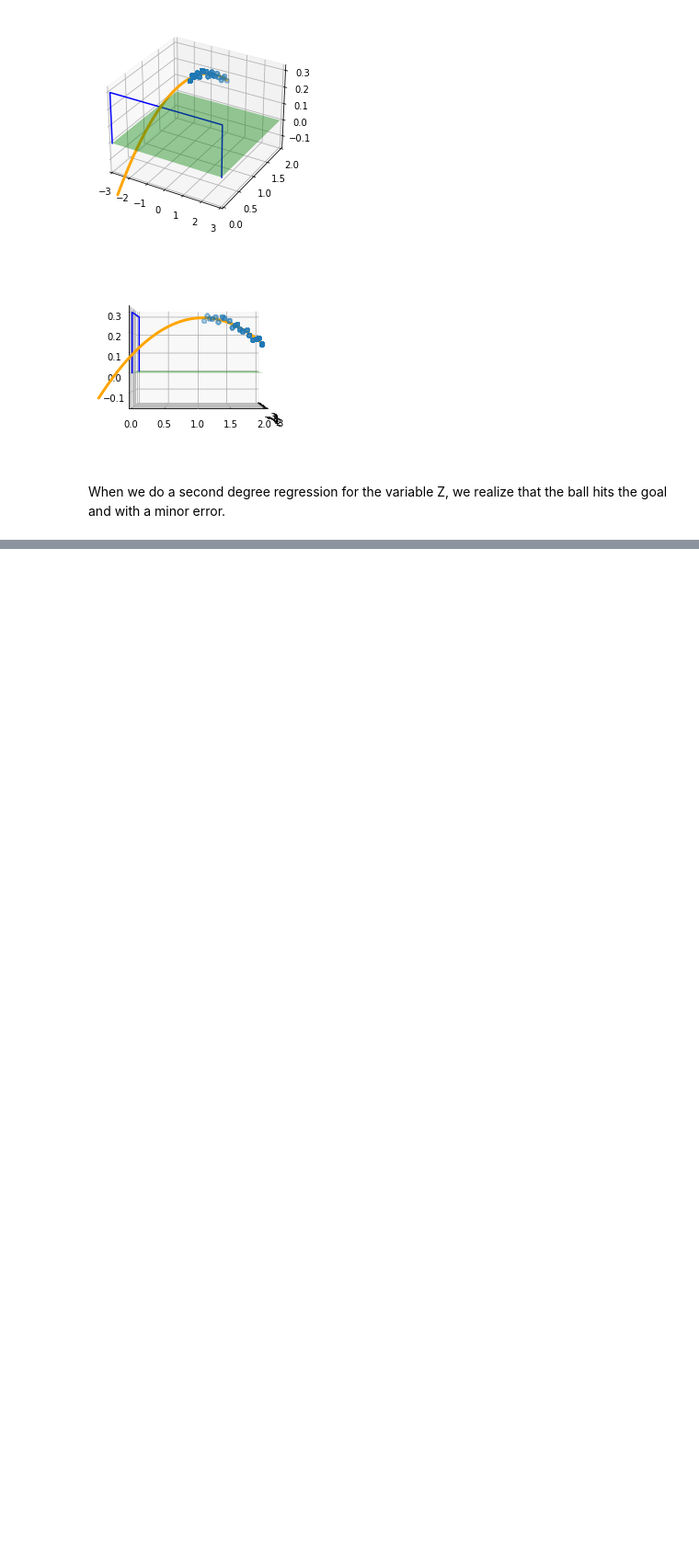
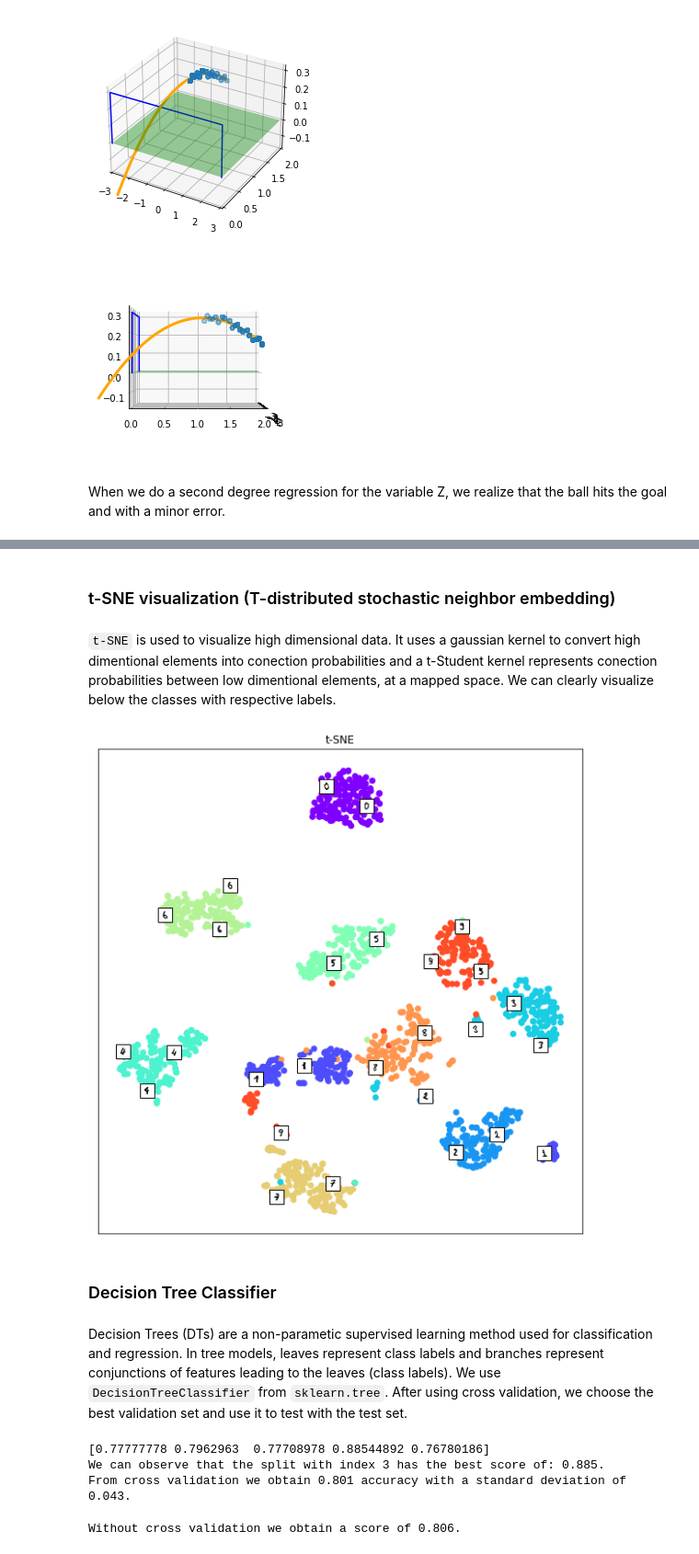
Before and after one commit to matheus-hatzlhoffer/MC886-Machine-Learning, a Jupyter notebook: Projeto 2/Project2.ipynb, the cells around one changed output, grey strips where cells are left out. Shown at 92% size. Cells and saved outputs as stored; diff of their text form; code cells hidden in the pictures; blank space fills up the shorter version.

```diff
--- a/Projeto 2/part1.ipynb
+++ b/Projeto 2/Project2.ipynb
@@ -445,0 +472,18 @@ When we do a second degree regression for the variable Z, we realize that the ba
+# %%
+def plot_with_labels(component1, component2, title):
+    x_min, x_max = np.min(component1, axis=0), np.max(component1, axis=0)
+    component1 = (component1 - x_min) / (x_max - x_min)
+
+    plt.figure(figsize=(10, 10))
+    ax = plt.subplot(aspect='equal')
+    colors = cm.rainbow(np.array(component2).astype(float) / 10)
+    sc = ax.scatter(component1[:,0], component1[:,1], lw=0, s=50, c=colors)
+
+    shown_images = np.array([[1., 1.]])
+    for i in range(component1.shape[0]):
+        if np.min(np.sum((component1[i] - shown_images) ** 2, axis=1)) < 1e-2: continue
+        shown_images = np.r_[shown_images, [component1[i]]]
+        ax.add_artist(offsetbox.AnnotationBbox(offsetbox.OffsetImage(digits.images[i], cmap=plt.cm.gray_r), component1[i]))
+
+    plt.xticks([]), plt.yticks([])
+    plt.title(title)
@@ -445,0 +504,42 @@ When we do a second degree regression for the variable Z, we realize that the ba
+# %%
+n_samples = len(digits.images)
+data = digits.images.reshape((n_samples, -1))
+
+data_normalized = normalize(data, norm='max')
+
+training_set, test_set, training_target, test_target = train_test_split(data_normalized, digits.target, test_size=0.1, shuffle=False)
+# %% [markdown]
+### t-SNE visualization (T-distributed stochastic neighbor embedding)
+# %% [markdown]
+`t-SNE` is used to visualize high dimensional data. It uses a gaussian kernel to convert high dimentional elements into conection probabilities and a t-Student kernel represents conection probabilities between low dimentional elements, at a mapped space. We can clearly visualize below the classes with respective labels.
+# %%
+X_tsne = manifold.TSNE(n_components=2, init='pca').fit_transform(training_set)
+plot_with_labels(X_tsne, training_target, "t-SNE")
+
+plt.show()
+# %% [output]
+[figure, added]
+# %% [markdown]
+### Decision Tree Classifier
+# %% [markdown]
+Decision Trees (DTs) are a non-parametic supervised learning method used for classification and regression. In tree models, leaves represent class labels and branches represent conjunctions of features leading to the leaves (class labels). We use `DecisionTreeClassifier` from `sklearn.tree`. After using cross validation, we choose the best validation set and use it to test with the test set.
+# %%
+clf_tree = tree.DecisionTreeClassifier()
+
+cross_validation_tree = cross_validate(clf_tree, training_set, training_target, return_estimator=True)
+print(cross_validation_tree['test_score'])
+print('We can observe that the split with index %d has the best score of: %0.3f.' % (np.argmax(cross_validation_tree['test_score']), cross_validation_tree['test_score'].max()))
+
+print("From cross validation we obtain %0.3f accuracy with a standard deviation of %0.3f." % (cross_validation_tree['test_score'].mean(), cross_validation_tree['test_score'].std()))
+# %% [output]
+[0.77777778 0.7962963  0.77708978 0.88544892 0.76780186]
+We can observe that the split with index 3 has the best score of: 0.885.
+From cross validation we obtain 0.801 accuracy with a standard deviation of 0.043.
+# %%
+cross_validation_tree['estimator'][np.argmax(cross_validation_tree['test_score'])].fit(training_set, training_target)
+
+predicted_tree = cross_val_predict(cross_validation_tree['estimator'][np.argmax(cross_validation_tree['test_score'])], test_set, test_target)
+
+print("Without cross validation we obtain a score of %0.3f." % (cross_validation_tree['estimator'][np.argmax(cross_validation_tree['test_score'])].score(test_set, test_target)))
+# %% [output]
+Without cross validation we obtain a score of 0.806.
```
Also changed, not shown: parts of 26 cells of this notebook, 1 other file.
